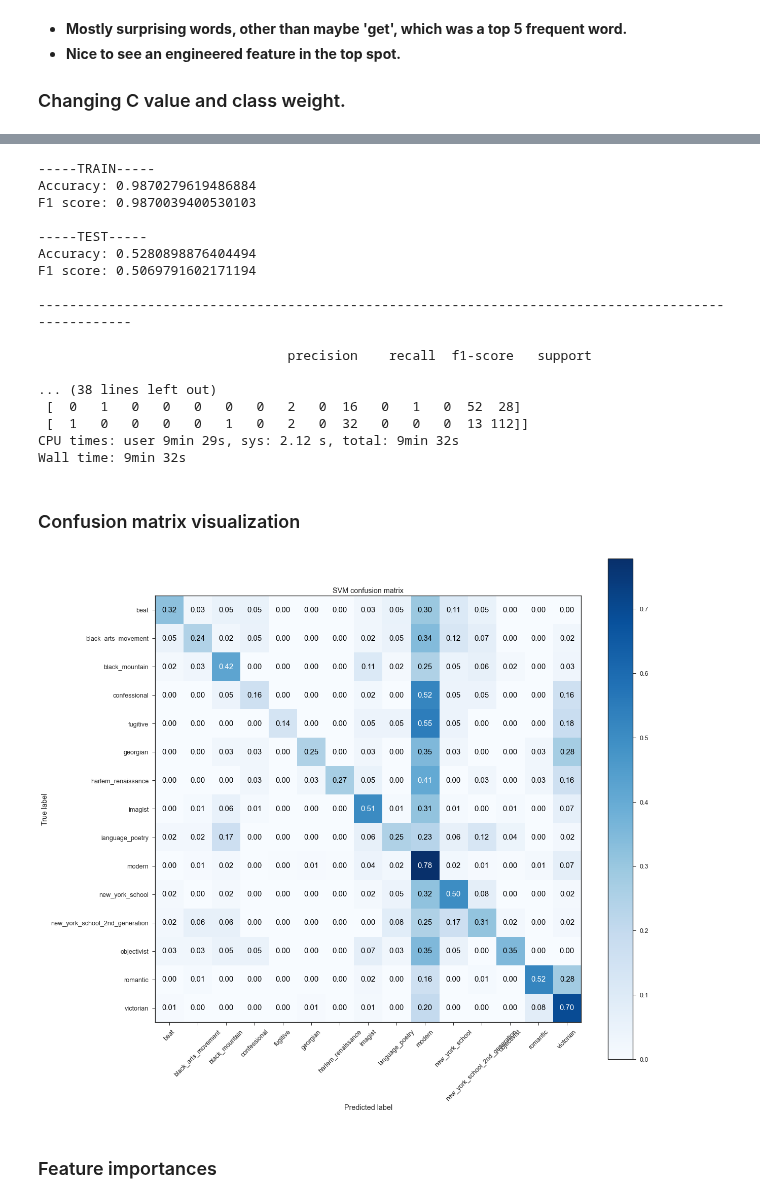
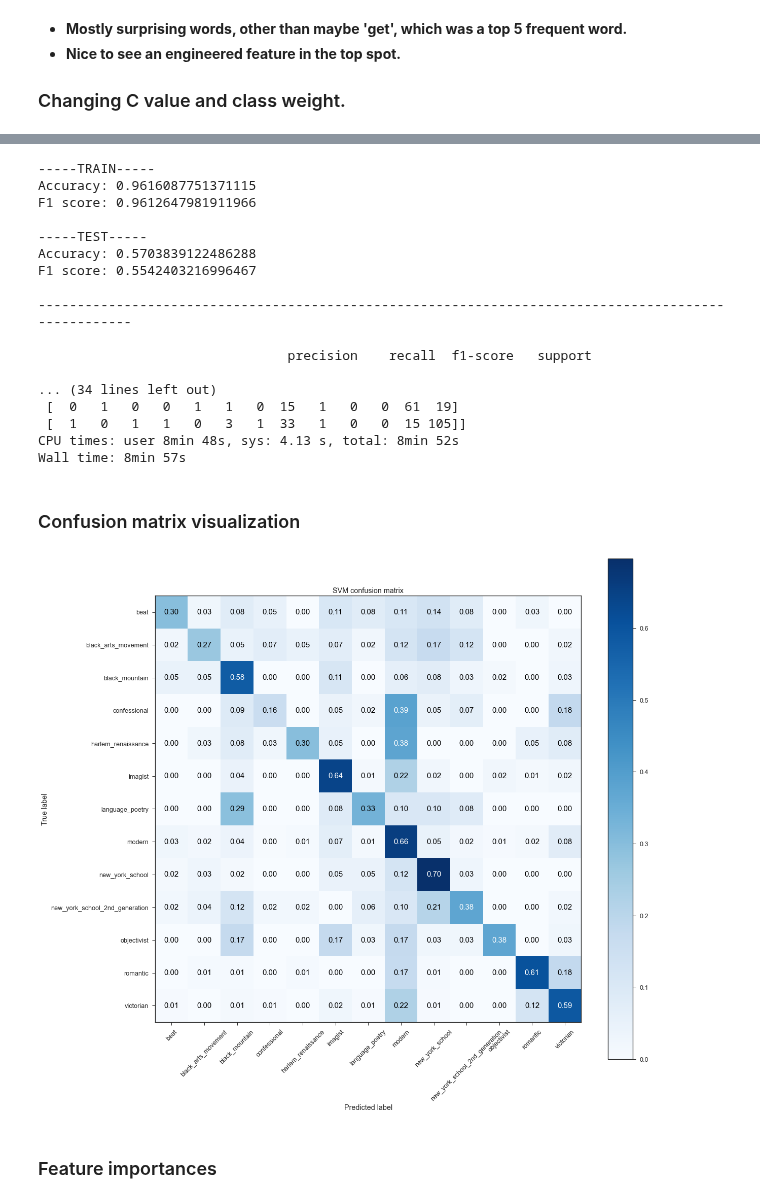
Before and after one commit to p-szymo/poetry_genre_classifier, a Jupyter notebook: 03_modeling_notebook-ALL-GENRES.ipynb, the cells around one changed output, grey strips where cells are left out. Saved outputs shown, nothing was run; the diff lists cells and outputs as text; code cells hidden in the pictures.

```diff
--- a/03_modeling_notebook-ALL-GENRES.ipynb
+++ b/03_modeling_notebook-ALL-GENRES.ipynb
@@ -74,0 +84,4 @@ with gzip.open('data/poetry_all_genres_df_edit.pkl', 'rb') as hello:
+# %%
+df = df[(df.genre != 'fugitive') & (df.genre != 'georgian')]
+df.reset_index(drop=True, inplace=True)
+df.genre.unique()
@@ -910,8 +928,11 @@ pd.Series(abs(svm_combo2.coef_[0]), index=X_train_combo.columns).nlargest(10).pl
 %%time
 
 # instantiate the model
-svm_combo2 = SVC(C=3, kernel='linear', class_weight='balanced')
+svm_combo2b = SVC(C=1.5, kernel='linear', class_weight='balanced',
+#                   max_iter=100,
+#                   decision_function_shape='ovo',
+                  random_state=42)
 
 # fit to the training set
-svm_combo2.fit(X_train_combo, y_train)
+svm_combo2b.fit(X_train_combo, y_train)
 # %% [output]
@@ -925,66 +946,66 @@ SVC(C=3, break_ties=False, cache_size=200, class_weight='balanced', coef0=0.0,
 %%time
 
 # predict class for the train and test sets
-y_train_preds_svm_combo2 = svm_combo2.predict(X_train_combo)
-y_test_preds_svm_combo2 = svm_combo2.predict(X_test_combo)
+y_train_preds_svm_combo2b = svm_combo2b.predict(X_train_combo)
+y_test_preds_svm_combo2b = svm_combo2b.predict(X_test_combo)
 
 # print out accuracy and f1 scores for train set
-svm_combo_acc_train2 = accuracy_score(y_train, y_train_preds_svm_combo2)
-svm_combo_f1_train2 = f1_score(y_train, y_train_preds_svm_combo2, average='weighted')
+svm_combo_acc_train2b = accuracy_score(y_train, y_train_preds_svm_combo2b)
+svm_combo_f1_train2b = f1_score(y_train, y_train_preds_svm_combo2b, average='weighted')
 
 print('-----TRAIN-----')
-print(f'Accuracy: {svm_combo_acc_train2}')
-print(f'F1 score: {svm_combo_f1_train2}')
+print(f'Accuracy: {svm_combo_acc_train2b}')
+print(f'F1 score: {svm_combo_f1_train2b}')
 
 # print out accuracy and f1 scores for test set
-svm_combo_acc_test2 = accuracy_score(y_test, y_test_preds_svm_combo2)
-svm_combo_f1_test2 = f1_score(y_test, y_test_preds_svm_combo2, average='weighted')
+svm_combo_acc_test2b = accuracy_score(y_test, y_test_preds_svm_combo2b)
+svm_combo_f1_test2b = f1_score(y_test, y_test_preds_svm_combo2b, average='weighted')
 
 print('\n-----TEST-----')
-print(f'Accuracy: {svm_combo_acc_test2}')
-print(f'F1 score: {svm_combo_f1_test2}')
+print(f'Accuracy: {svm_combo_acc_test2b}')
+print(f'F1 score: {svm_combo_f1_test2b}')
 
 print('\n' + '-' * 100 + '\n')
 
 # print out report for test predictions
-print(classification_report(y_test, y_test_preds_svm_combo2, target_names=list(y.unique())))
+print(classification_report(y_test, y_test_preds_svm_combo2b, target_names=list(y.unique())))
 
 print('\n' + '-' * 100 + '\n')
 
 # print out confusion matrix
 print("CONFUSION MATRIX:\n")
-print(confusion_matrix(y_test, y_test_preds_svm_combo2))
+print(confusion_matrix(y_test, y_test_preds_svm_combo2b))
 # %% [output]
 -----TRAIN-----
-Accuracy: 0.9870279619486884
-F1 score: 0.9870039400530103
+Accuracy: 0.9616087751371115
+F1 score: 0.9612647981911966
 
 -----TEST-----
-Accuracy: 0.5280898876404494
-F1 score: 0.5069791602171194
+Accuracy: 0.5703839122486288
+F1 score: 0.5542403216996467
 
 ----------------------------------------------------------------------------------------------------
 
                                 precision    recall  f1-score   support
 
-... (38 lines left out)
- [  0   1   0   0   0   0   0   2   0  16   0   1   0  52  28]
- [  1   0   0   0   0   1   0   2   0  32   0   0   0  13 112]]
-CPU times: user 9min 29s, sys: 2.12 s, total: 9min 32s
-Wall time: 9min 32s
+... (34 lines left out)
+ [  0   1   0   0   1   1   0  15   1   0   0  61  19]
+ [  1   0   1   1   0   3   1  33   1   0   0  15 105]]
+CPU times: user 8min 48s, sys: 4.13 s, total: 8min 52s
+Wall time: 8min 57s
 # %% [markdown]
 ### Confusion matrix visualization
 # %%
-cm = confusion_matrix(y_test, y_test_preds_svm_combo2)
+cm = confusion_matrix(y_test, y_test_preds_svm_combo2b)
 classes = y.unique()
 
 plt.figure(figsize=(18,16))
 plot_confusion_matrix(cm, classes,
                           normalize=True,
                           title='SVM confusion matrix',
                           cmap=plt.cm.Blues);
 # %% [output]
-[figure, old version]
+[figure, new version]
 # %% [markdown]
 ### Feature importances
 # %%
```
Also changed, not shown: parts of 65 cells of this notebook.
